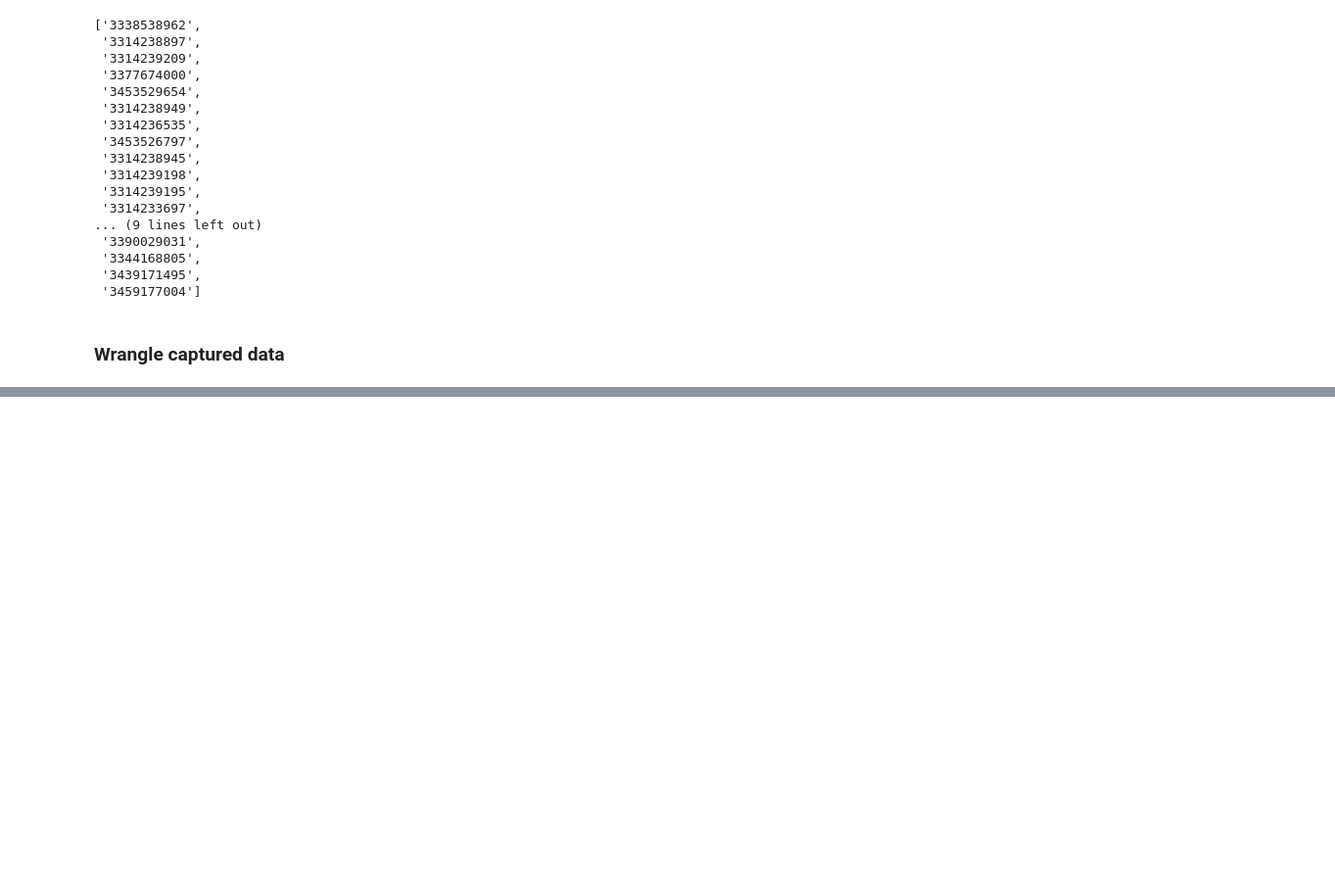
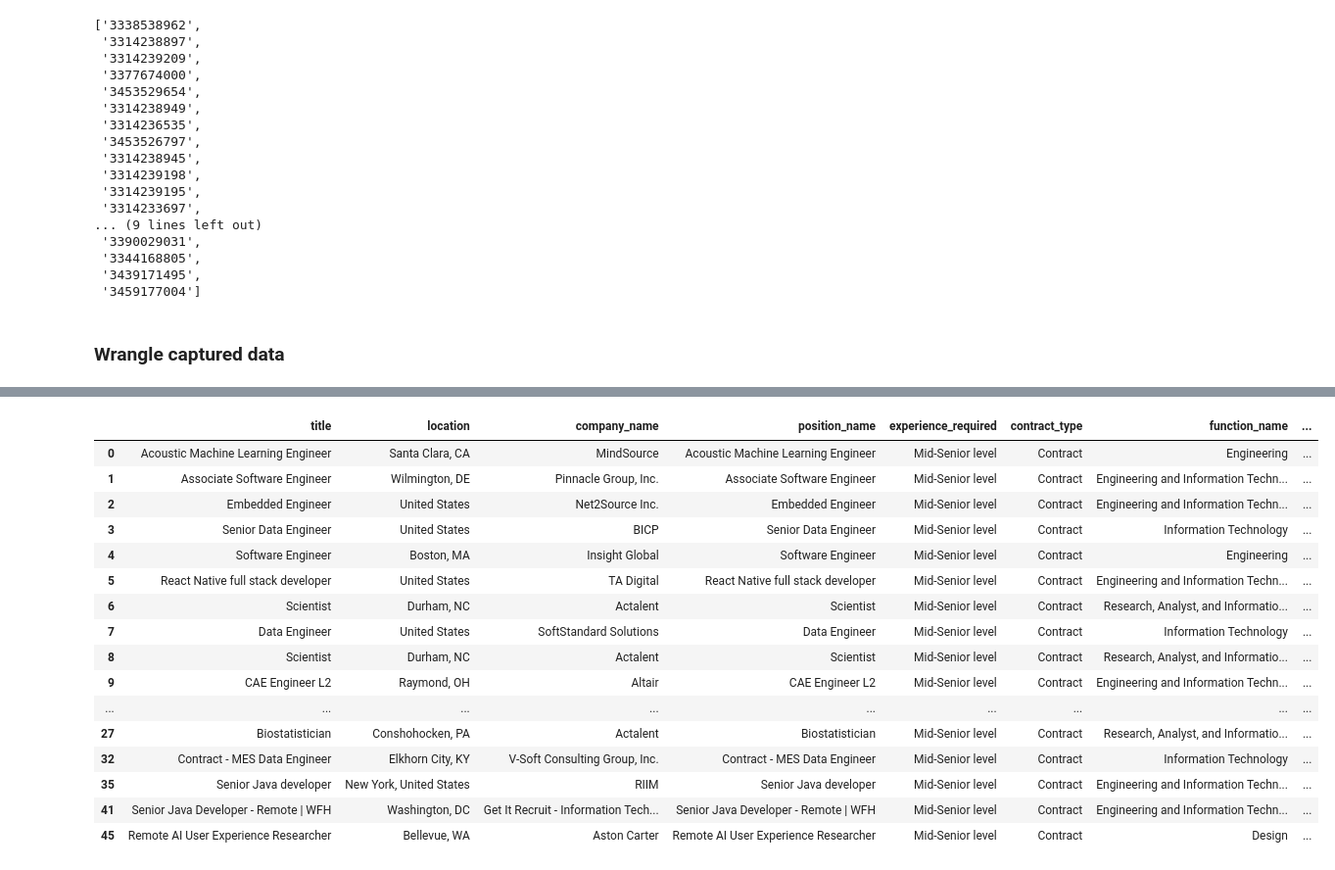
Before and after one commit to lucasvascrocha/LinkedIn-scrap, a Jupyter notebook: jobsearch/analysis/analysis.ipynb, the cells around one changed output, grey strips where cells are left out. Shown: that part at 98% size. Drawn from its saved outputs; the diff is of its cells as text; code cells hidden in the pictures; blank space fills up the shorter version.

```diff
--- a/jobsearch/analysis/analysis.ipynb
+++ b/jobsearch/analysis/analysis.ipynb
@@ -21,7 +21,7 @@ from config import DATA_PATH_RAW, DATA_PATH_WRANGLE, DATA_PATH_RESULTS
 # %%
 # Input file
 all_links_name_file = 'all_links.json'
-data_job_name_file = 'jobs_data.json'
+data_job_name_file = 'jobs_data_formated.json'
 
 # Output path and file
 # %%
@@ -92,4 +87,4 @@ pd.DataFrame(all_links)
 # %%
-pd.set_option('display.max_rows', 500)
-pd.set_option('display.max_columns', 500)
-pd.set_option('display.width', 1000)
+# pd.set_option('display.max_rows', 500)
+# pd.set_option('display.max_columns', 500)
+# pd.set_option('display.width', 1000)
@@ -181,2 +91,2 @@ df_jobs
 # %%
-pd.json_normalize(data_job[0])
+df_job = pd.json_normalize(data_job)
@@ -199,0 +122,20 @@ data_job[0]['title']
+# %%
+df_job.drop_duplicates()
+# %% [output]
+|  | title | location | company_name | position_name | experience_required | contract_type | function_name | ... |
+| 0 | Acoustic Machine Learning Engineer | Santa Clara, CA | MindSource | Acoustic Machine Learning Engineer | Mid-Senior level | Contract | Engineering | ... |
+| 1 | Associate Software Engineer | Wilmington, DE | Pinnacle Group, Inc. | Associate Software Engineer | Mid-Senior level | Contract | Engineering and Information Techn... | ... |
+| 2 | Embedded Engineer | United States | Net2Source Inc. | Embedded Engineer | Mid-Senior level | Contract | Engineering and Information Techn... | ... |
+| 3 | Senior Data Engineer | United States | BICP | Senior Data Engineer | Mid-Senior level | Contract | Information Technology | ... |
+| 4 | Software Engineer | Boston, MA | Insight Global | Software Engineer | Mid-Senior level | Contract | Engineering | ... |
+| 5 | React Native full stack developer | United States | TA Digital | React Native full stack developer | Mid-Senior level | Contract | Engineering and Information Techn... | ... |
+| 6 | Scientist | Durham, NC | Actalent | Scientist | Mid-Senior level | Contract | Research, Analyst, and Informatio... | ... |
+| 7 | Data Engineer | United States | SoftStandard Solutions | Data Engineer | Mid-Senior level | Contract | Information Technology | ... |
+| 8 | Scientist | Durham, NC | Actalent | Scientist | Mid-Senior level | Contract | Research, Analyst, and Informatio... | ... |
+| 9 | CAE Engineer L2 | Raymond, OH | Altair | CAE Engineer L2 | Mid-Senior level | Contract | Engineering and Information Techn... | ... |
+| ... | ... | ... | ... | ... | ... | ... | ... | ... |
+| 27 | Biostatistician | Conshohocken, PA | Actalent | Biostatistician | Mid-Senior level | Contract | Research, Analyst, and Informatio... | ... |
+| 32 | Contract - MES Data Engineer | Elkhorn City, KY | V-Soft Consulting Group, Inc. | Contract - MES Data Engineer | Mid-Senior level | Contract | Information Technology | ... |
+| 35 | Senior Java developer | New York, United States | RIIM | Senior Java developer | Mid-Senior level | Contract | Engineering and Information Techn... | ... |
+| 41 | Senior Java Developer - Remote | WFH | Washington, DC | Get It Recruit - Information Tech... | Senior Java Developer - Remote | WFH | Mid-Senior level | Contract | Engineering and Information Techn... | ... |
+| 45 | Remote AI User Experience Researcher | Bellevue, WA | Aston Carter | Remote AI User Experience Researcher | Mid-Senior level | Contract | Design | ... |
```
Also changed, not shown: parts of 18 cells of this notebook, 3 other files.
